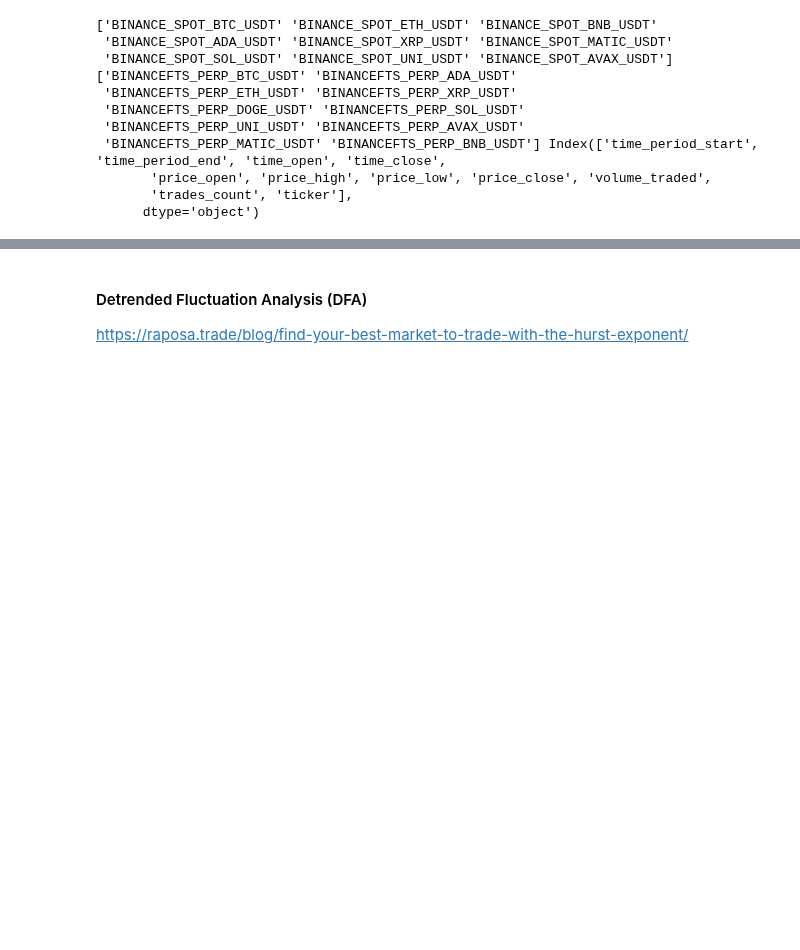
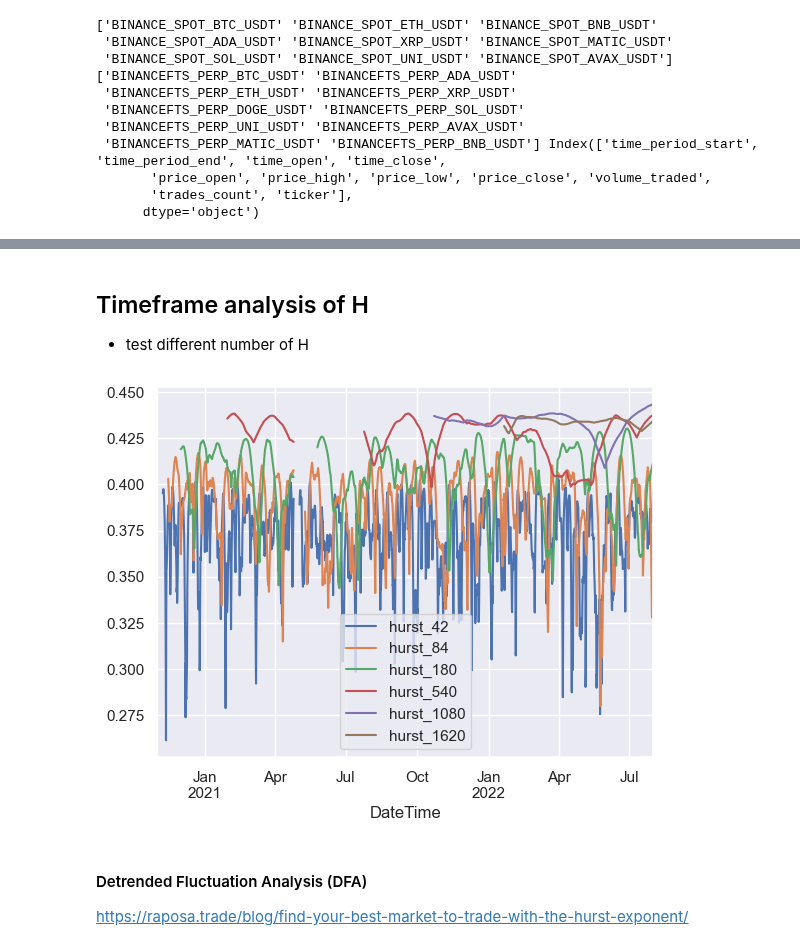
Before and after one commit to regression-gerry/hurst_capstone, a Jupyter notebook: notebooks/rescaled_range_analysis.ipynb, the cells around one changed output, grey strips where cells are left out. Saved outputs shown, nothing was run; the diff lists cells and outputs as text; code cells hidden in the pictures; blank space fills up the shorter version.

```diff
--- a/notebooks/rescaled_range_analysis.ipynb
+++ b/notebooks/rescaled_range_analysis.ipynb
@@ -108,0 +172,37 @@ In general, when price is outside BB, take action only when H < 0.5 (mean revert
+# %% [markdown]
+## Timeframe analysis of H
+- test different number of H
+# %%
+# testing for different number of H's
+per_day = int(24)
+hurst_periods = [7*per_day, 14*per_day,
+                 30*per_day, 90*per_day, 180*per_day,
+                 270*per_day]
+
+# to aug
+btc_data = get_backtest_ticker_df(df_spot, ticker='BINANCE_SPOT_BTC_USDT', start_dt='2020-11-01', end_dt='2022-08-01')
+
+copy_btc_data = btc_data.copy()
+# %%
+# copy_btc_data
+copy_btc_data = copy_btc_data.resample("4H").agg({
+        "Open": "first",
+        "High": "max",
+        "Low": "min",
+        "Close": "last",
+        "Volume": "last",
+        "ret": "sum"
+    })
+# %%
+per_day = int(6)
+hurst_periods = [7*per_day, 14*per_day,
+                 30*per_day, 90*per_day, 180*per_day,
+                 270*per_day]
+
+
+for period in hurst_periods:
+    copy_btc_data[f'hurst_{str(period)}'] = copy_btc_data['Close'].rolling(period).apply(hurst_rs)
+# %%
+copy_btc_data.iloc[:, -6:].plot()
+# %% [output]
+[figure, added]
```
Also changed, not shown: parts of 22 cells of this notebook.
